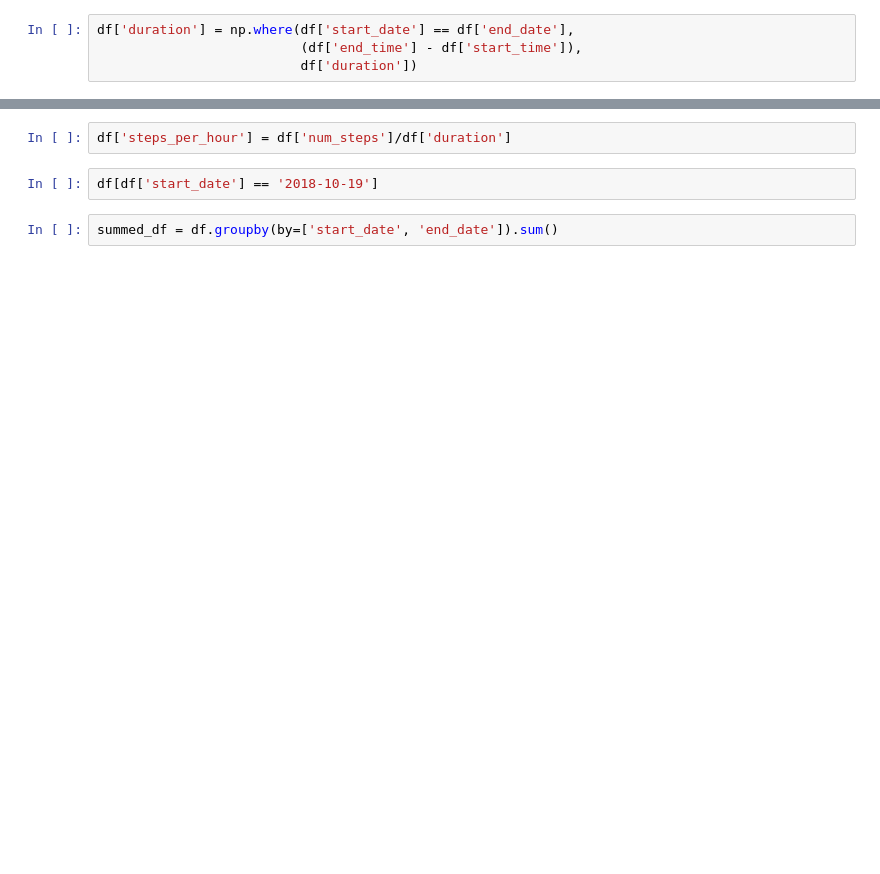
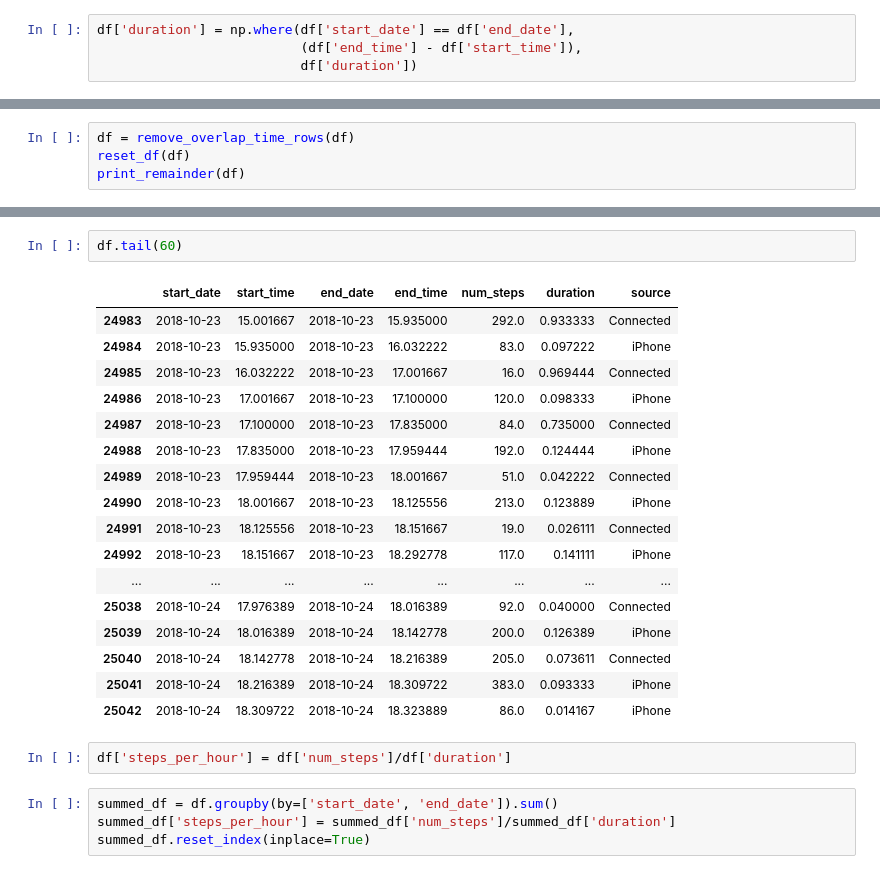
Before and after one commit to Data-is-life/Steps_Analysis, a Jupyter notebook: Steps_analysis.ipynb, the cells around one changed output, grey strips where cells are left out. Cells and saved outputs as stored; diff of their text form; blank space fills up the shorter version.

```diff
--- a/Steps_analysis.ipynb
+++ b/Steps_analysis.ipynb
@@ -282,0 +78,4 @@ start_date != end_date: 0
+# %%
+df = remove_overlap_time_rows(df)
+reset_df(df)
+print_remainder(df)
@@ -283,8 +106,28 @@ start_date != end_date: 0
+# %%
+df.tail(60)
+# %% [output]
+|  | start_date | start_time | end_date | end_time | num_steps | duration | source |
+| 24983 | 2018-10-23 | 15.001667 | 2018-10-23 | 15.935000 | 292.0 | 0.933333 | Connected |
+| 24984 | 2018-10-23 | 15.935000 | 2018-10-23 | 16.032222 | 83.0 | 0.097222 | iPhone |
+| 24985 | 2018-10-23 | 16.032222 | 2018-10-23 | 17.001667 | 16.0 | 0.969444 | Connected |
+| 24986 | 2018-10-23 | 17.001667 | 2018-10-23 | 17.100000 | 120.0 | 0.098333 | iPhone |
+| 24987 | 2018-10-23 | 17.100000 | 2018-10-23 | 17.835000 | 84.0 | 0.735000 | Connected |
+| 24988 | 2018-10-23 | 17.835000 | 2018-10-23 | 17.959444 | 192.0 | 0.124444 | iPhone |
+| 24989 | 2018-10-23 | 17.959444 | 2018-10-23 | 18.001667 | 51.0 | 0.042222 | Connected |
+| 24990 | 2018-10-23 | 18.001667 | 2018-10-23 | 18.125556 | 213.0 | 0.123889 | iPhone |
+| 24991 | 2018-10-23 | 18.125556 | 2018-10-23 | 18.151667 | 19.0 | 0.026111 | Connected |
+| 24992 | 2018-10-23 | 18.151667 | 2018-10-23 | 18.292778 | 117.0 | 0.141111 | iPhone |
+| ... | ... | ... | ... | ... | ... | ... | ... |
+| 25038 | 2018-10-24 | 17.976389 | 2018-10-24 | 18.016389 | 92.0 | 0.040000 | Connected |
+| 25039 | 2018-10-24 | 18.016389 | 2018-10-24 | 18.142778 | 200.0 | 0.126389 | iPhone |
+| 25040 | 2018-10-24 | 18.142778 | 2018-10-24 | 18.216389 | 205.0 | 0.073611 | Connected |
+| 25041 | 2018-10-24 | 18.216389 | 2018-10-24 | 18.309722 | 383.0 | 0.093333 | iPhone |
+| 25042 | 2018-10-24 | 18.309722 | 2018-10-24 | 18.323889 | 86.0 | 0.014167 | iPhone |
 # %%
 df['steps_per_hour'] = df['num_steps']/df['duration']
-# %%
-df[df['start_date'] == '2018-10-19']
 # %%
 summed_df = df.groupby(by=['start_date', 'end_date']).sum()
+summed_df['steps_per_hour'] = summed_df['num_steps']/summed_df['duration']
+summed_df.reset_index(inplace=True)
 # %%
 summed_df.tail(60)
```
Also changed, not shown: parts of 35 cells of this notebook, 2 other files.
